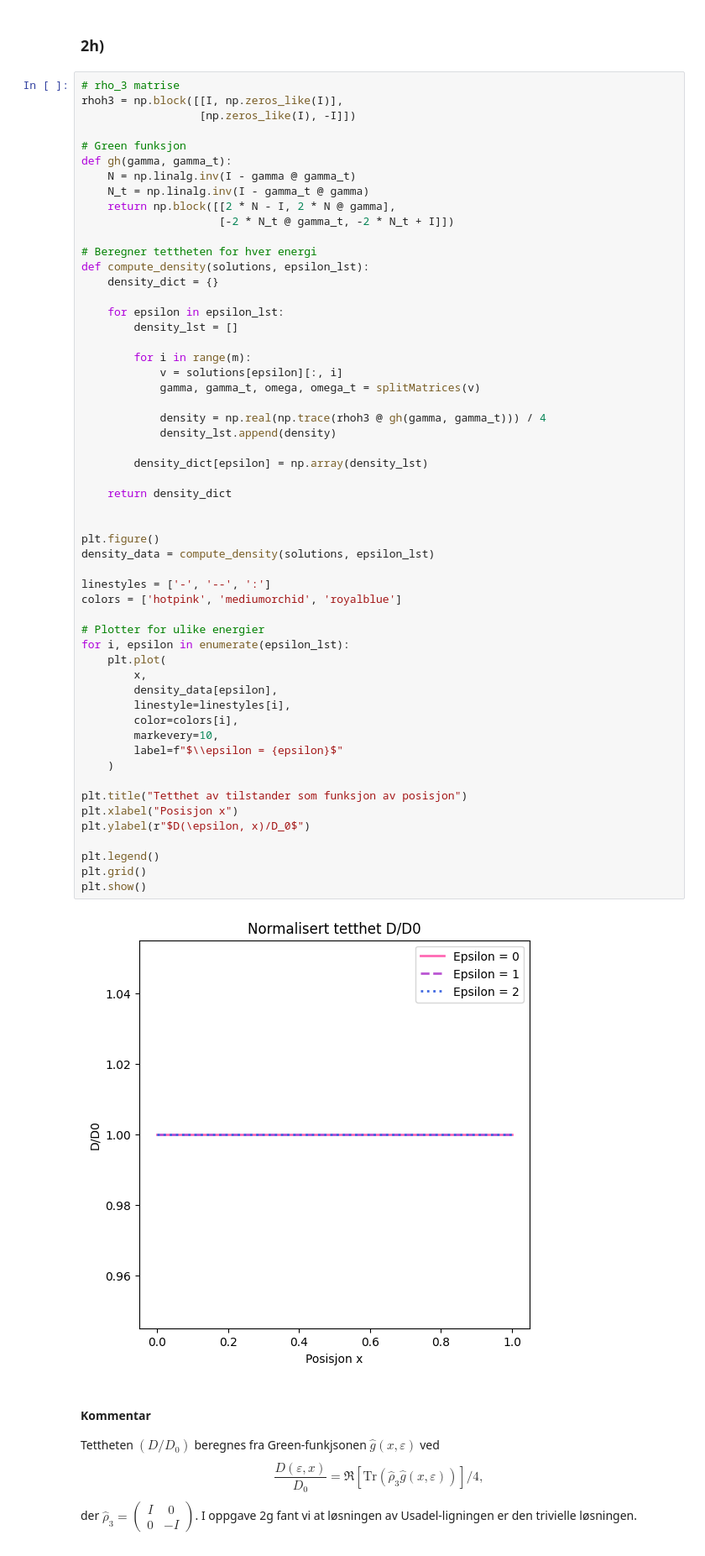
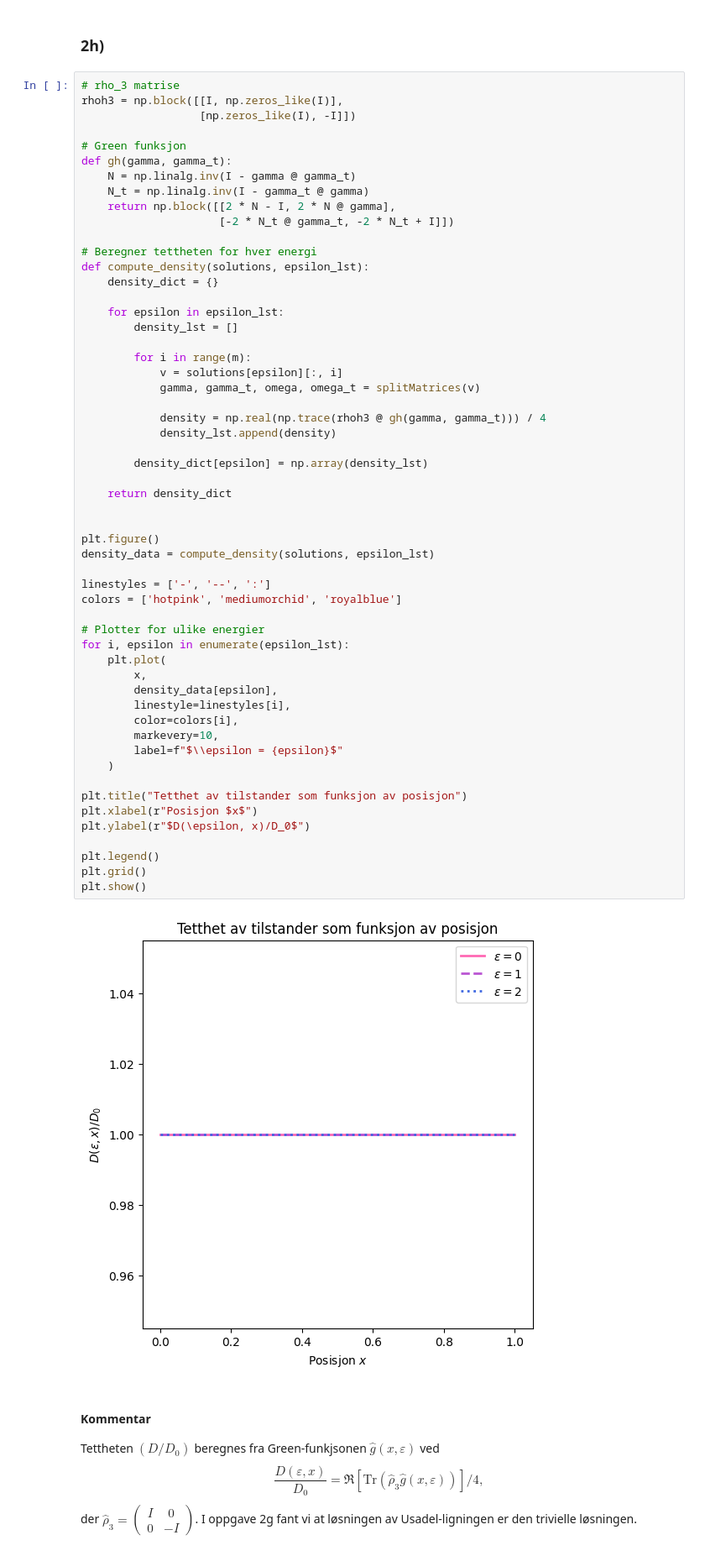
Before and after one commit to selmaberg05/TMA4320-Prosjekt3-gruppe-Andrihol-Emilyan-Selmahbe, a Jupyter notebook: Prosjekt3.ipynb, the cells around one changed output. Shown at 84% size. Drawn from its saved outputs; the diff is of its cells as text.

```diff
--- a/Prosjekt3.ipynb
+++ b/Prosjekt3.ipynb
@@ -1053,35 +1054,35 @@ def compute_density(solutions, epsilon_lst):
 
         density_dict[epsilon] = np.array(density_lst)
 
     return density_dict
 
 
 plt.figure()
 density_data = compute_density(solutions, epsilon_lst)
 
 linestyles = ['-', '--', ':']
 colors = ['hotpink', 'mediumorchid', 'royalblue']
 
 # Plotter for ulike energier
 for i, epsilon in enumerate(epsilon_lst):
     plt.plot(
         x,
         density_data[epsilon],
         linestyle=linestyles[i],
         color=colors[i],
         markevery=10,
         label=f"$\\epsilon = {epsilon}$"
     )
 
 plt.title("Tetthet av tilstander som funksjon av posisjon")
-plt.xlabel("Posisjon x")
+plt.xlabel(r"Posisjon $x$")
 plt.ylabel(r"$D(\epsilon, x)/D_0$")
 
 plt.legend()
 plt.grid()
 plt.show()
 # %% [output]
-[figure, old version]
+[figure, new version]
 # %% [markdown]
 #### Kommentar
 Tettheten $(D/D_0)$ beregnes fra Green-funkjsonen $\hat g(x, \varepsilon) $ ved
```
Also changed, not shown: parts of 4 cells of this notebook.
